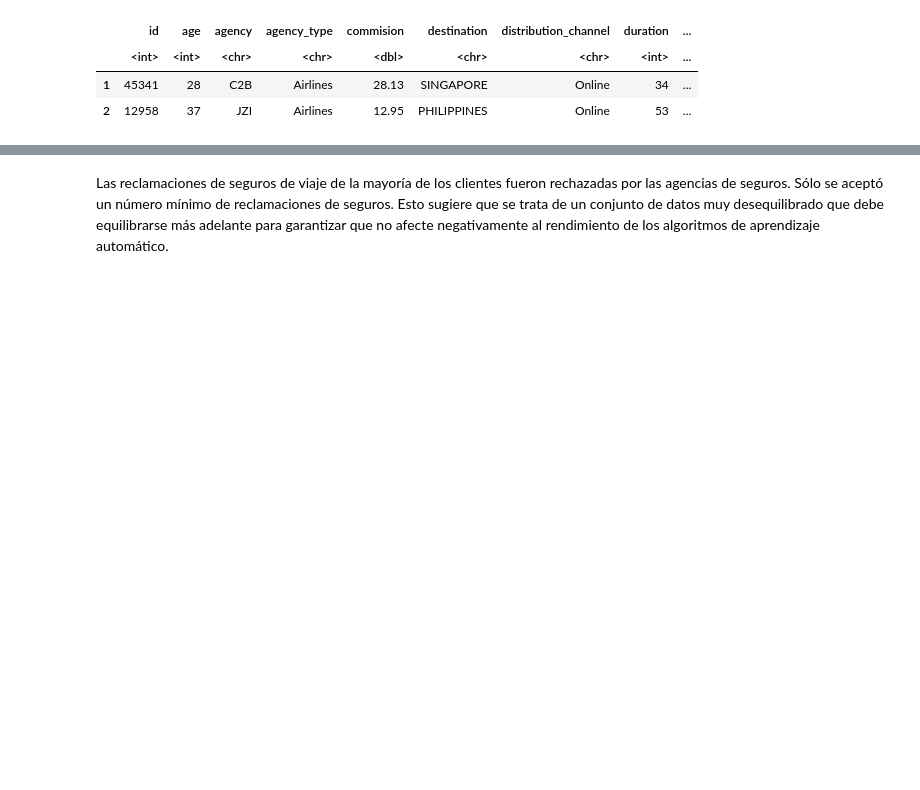
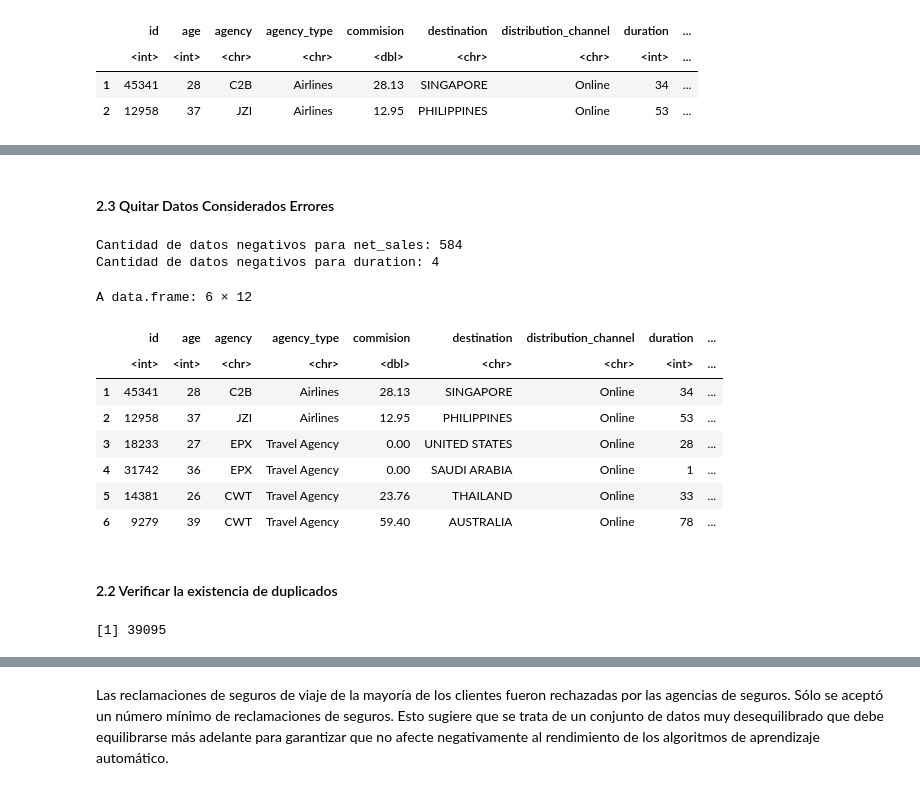
Before and after one commit to gdelgador/devcontainers-rstudio, a Jupyter notebook: explore-data/activida1.ipynb, the cells around one changed output, grey strips where cells are left out. Cells and saved outputs as stored; diff of their text form; code cells hidden in the pictures; blank space fills up the shorter version.

```diff
--- a/explore-data/activida1.ipynb
+++ b/explore-data/activida1.ipynb
@@ -128,10 +90,0 @@ distribution_channel             duration               gender
-# %%
-# Instalar y cargar el paquete necesario
-install.packages("dplyr")
-library(dplyr)
-
-# Eliminar la columna 'gender'
-df <- df %>% select(-gender)
-
-# Mostrar la primera fila del DataFrame
-head(df, 1)
@@ -229,0 +144,30 @@ table(df_clean$claim)
+# %% [markdown]
+#### 2.3 Quitar Datos Considerados Errores
+# %%
+# Cantidad de datos con valores negativos
+cat("Cantidad de datos negativos para net_sales:", sum(df$net_sales < 0), "\n")
+cat("Cantidad de datos negativos para duration:", sum(df$duration < 0), "\n")
+# %% [output]
+Cantidad de datos negativos para net_sales: 584
+Cantidad de datos negativos para duration: 4
+# %%
+# Los datos se duración y net_sales con valores negativos deberian ser eliminados de nuestro dataset al considerarse como datos erroneos
+df <- df[df$net_sales >= 0 & df$duration >= 0, ]
+head(df)
+# %% [output]
+A data.frame: 6 × 12
+|  | id | age | agency | agency_type | commision | destination | distribution_channel | duration | ... |
+|  | <int> | <int> | <chr> | <chr> | <dbl> | <chr> | <chr> | <int> | ... |
+| 1 | 45341 | 28 | C2B | Airlines | 28.13 | SINGAPORE | Online | 34 | ... |
+| 2 | 12958 | 37 | JZI | Airlines | 12.95 | PHILIPPINES | Online | 53 | ... |
+| 3 | 18233 | 27 | EPX | Travel Agency | 0.00 | UNITED STATES | Online | 28 | ... |
+| 4 | 31742 | 36 | EPX | Travel Agency | 0.00 | SAUDI ARABIA | Online | 1 | ... |
+| 5 | 14381 | 26 | CWT | Travel Agency | 23.76 | THAILAND | Online | 33 | ... |
+| 6 | 9279 | 39 | CWT | Travel Agency | 59.40 | AUSTRALIA | Online | 78 | ... |
+# %% [markdown]
+#### 2.2 Verificar la existencia de duplicados
+# %%
+# cantidad nulos
+sum(is.na(df))
+# %% [output]
+[1] 39095
```
Also changed, not shown: parts of 53 cells of this notebook.
